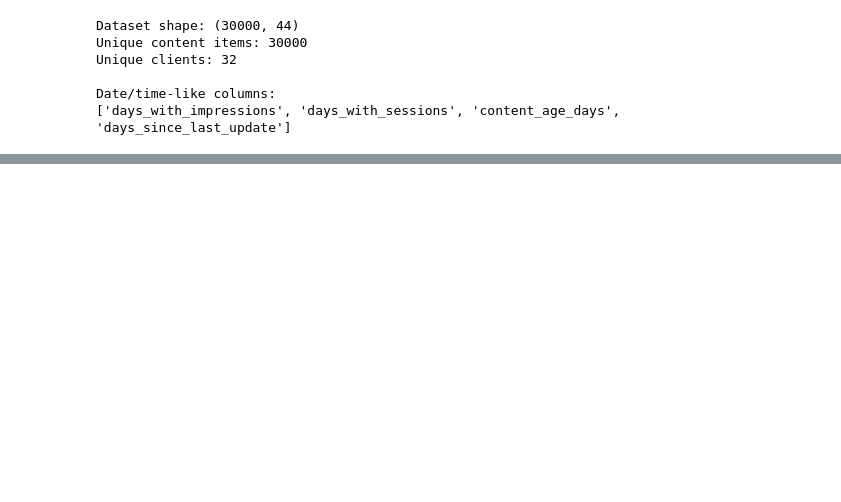
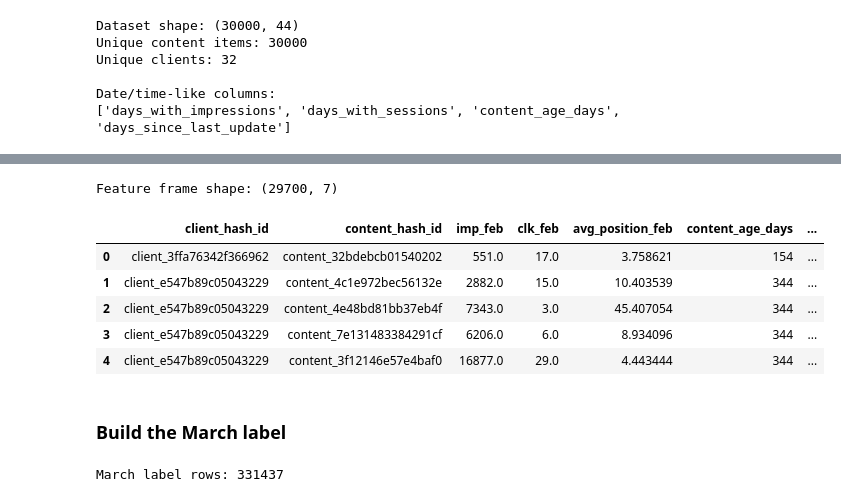
Before and after one commit to balabhadra3141/flyrank-ml-internship, a Jupyter notebook: work/notebooks/w03_data_contract.ipynb, the cells around one changed output, grey strips where cells are left out. Saved outputs shown, nothing was run; the diff lists cells and outputs as text; code cells hidden in the pictures; blank space fills up the shorter version.

```diff
--- a/work/notebooks/w03_data_contract.ipynb
+++ b/work/notebooks/w03_data_contract.ipynb
@@ -234,0 +242,72 @@ Feature ranges:
+# %%
+feature_frame = con.sql(f"""
+    SELECT
+        f.client_hash_id,
+        f.content_hash_id,
+
+        f.imp_feb,
+        f.clk_feb,
+        f.avg_position_feb,
+
+        DATE_DIFF(
+            'day',
+            c.content_created_date,
+            DATE '2026-02-28'
+        ) AS content_age_days,
+
+        DATE_DIFF(
+            'day',
+            c.content_updated_date,
+            DATE '2026-02-28'
+        ) AS days_since_last_update
+
+    FROM feb_agg f
+
+    INNER JOIN read_parquet('{DIM_CONTENT}') c
+        ON f.content_hash_id = c.content_hash_id
+
+    WHERE
+        c.is_published IS TRUE
+        AND c.content_created_date <= DATE '2026-02-28'
+""").df()
+
+print("Feature frame shape:", feature_frame.shape)
+feature_frame.head()
+# %% [output]
+Feature frame shape: (29700, 7)
+|  | client_hash_id | content_hash_id | imp_feb | clk_feb | avg_position_feb | content_age_days | ... |
+| 0 | client_3ffa76342f366962 | content_32bdebcb01540202 | 551.0 | 17.0 | 3.758621 | 154 | ... |
+| 1 | client_e547b89c05043229 | content_4c1e972bec56132e | 2882.0 | 15.0 | 10.403539 | 344 | ... |
+| 2 | client_e547b89c05043229 | content_4e48bd81bb37eb4f | 7343.0 | 3.0 | 45.407054 | 344 | ... |
+| 3 | client_e547b89c05043229 | content_7e131483384291cf | 6206.0 | 6.0 | 8.934096 | 344 | ... |
+| 4 | client_e547b89c05043229 | content_3f12146e57e4baf0 | 16877.0 | 29.0 | 4.443444 | 344 | ... |
+# %% [markdown]
+### Build the March label
+# %%
+march_label = con.sql(f"""
+    SELECT
+        client_hash_id,
+        content_hash_id,
+
+        COUNT(*) FILTER (
+            WHERE gsc_data_available IS TRUE
+        ) AS measured_march_days,
+
+        SUM(gsc_impressions) FILTER (
+            WHERE gsc_data_available IS TRUE
+        ) AS imp_mar,
+
+        SUM(gsc_clicks) FILTER (
+            WHERE gsc_data_available IS TRUE
+        ) AS clk_mar
+
+    FROM {MAR}
+
+    GROUP BY
+        client_hash_id,
+        content_hash_id
+""").df()
+
+print("March label rows:", len(march_label))
+# %% [output]
+March label rows: 331437
```
Also changed, not shown: parts of 23 cells of this notebook.
